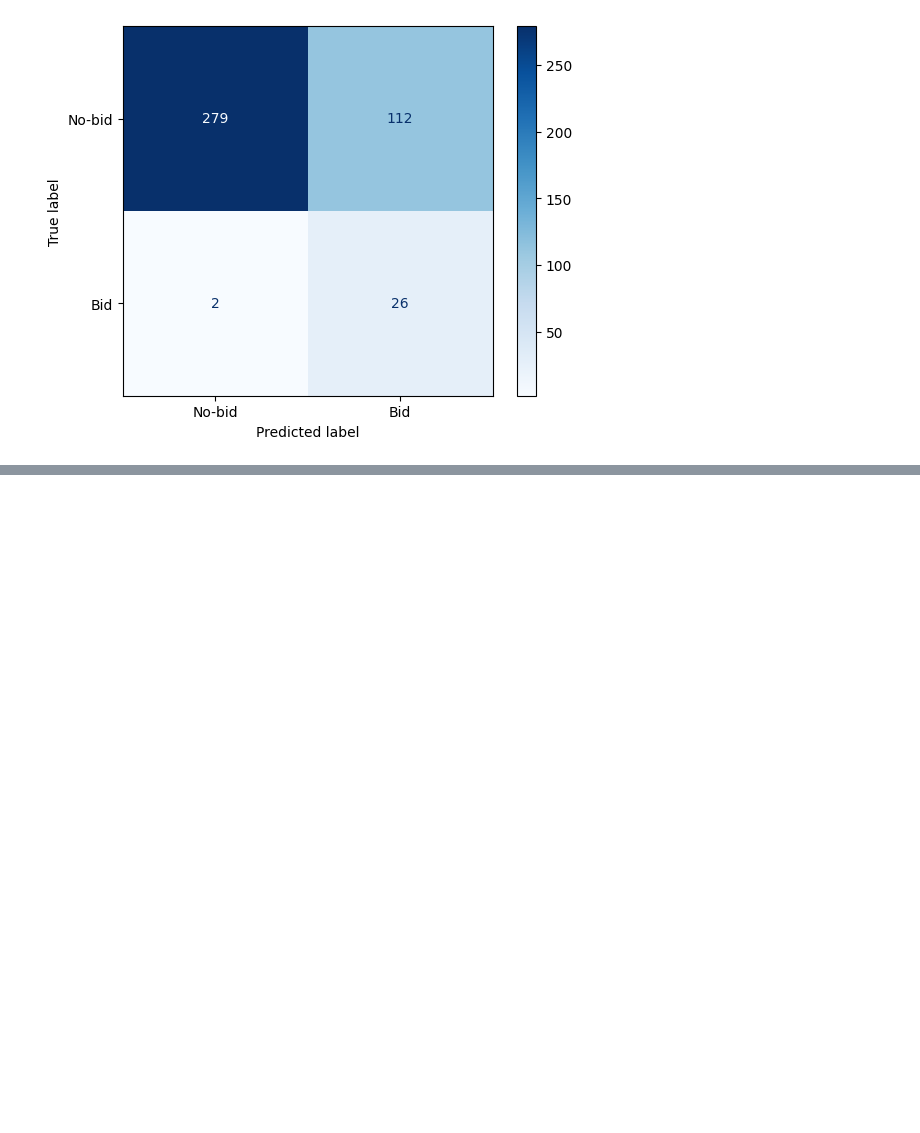
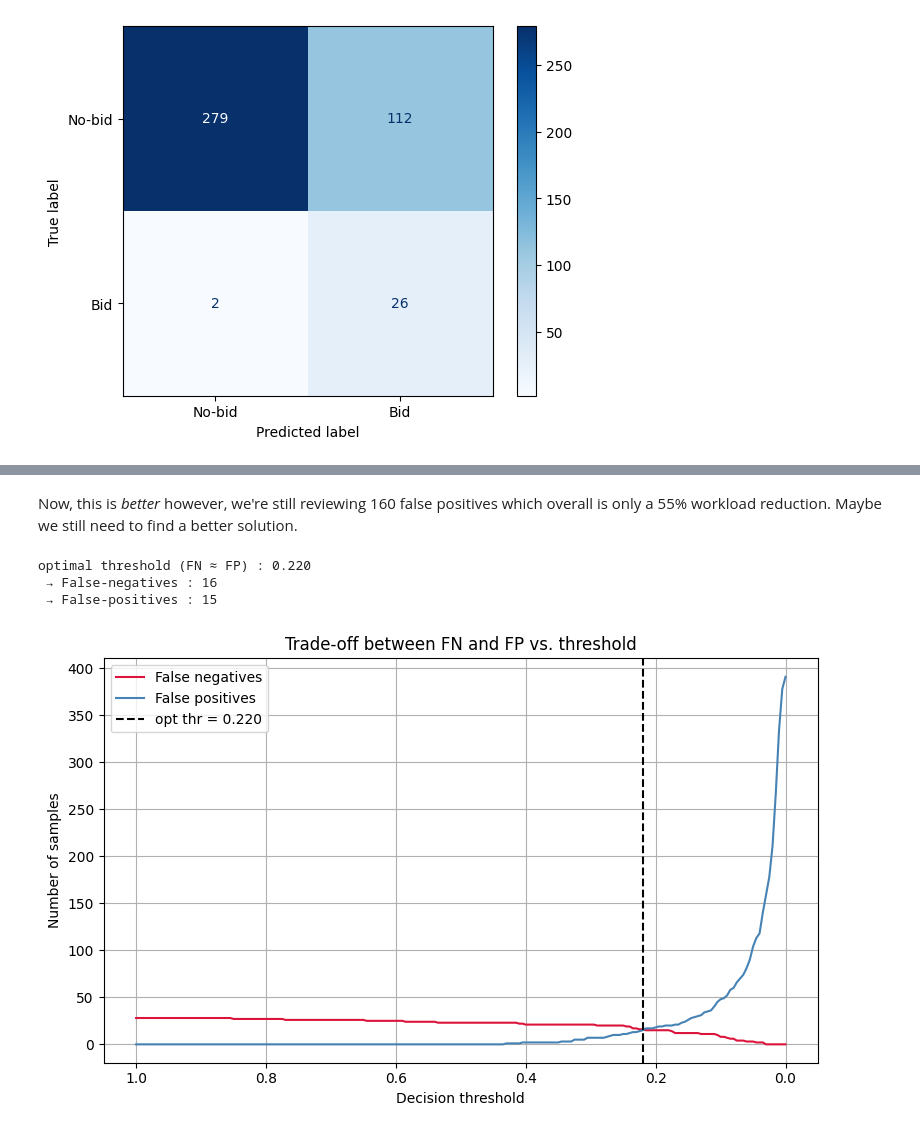
Before and after one commit to robertsweetman/module_2, a Jupyter notebook: python/hybrid_text_model.ipynb, the cells around one changed output, grey strips where cells are left out. Saved outputs shown, nothing was run; the diff lists cells and outputs as text; code cells hidden in the pictures; blank space fills up the shorter version.

```diff
--- a/python/hybrid_text_model.ipynb
+++ b/python/hybrid_text_model.ipynb
@@ -158,0 +294,40 @@ recall = 0.9285714285714286
+# %% [markdown]
+Now, this is _better_ however, we're still reviewing 160 false positives which overall is only a 55% workload reduction. Maybe we still need to find a better solution.
+# %%
+# ------------------------------------------------------------------
+#  Locate the FN ≈ FP crossing point and visualise it
+# ------------------------------------------------------------------
+import matplotlib.pyplot as plt
+import seaborn as sns
+
+# 1. find threshold where FN and FP are closest
+stats["gap"] = (stats["false_neg"] - stats["false_pos"]).abs()
+best       = stats.loc[stats["gap"].idxmin()]
+thr_opt    = best["thr"]
+fn_opt     = int(best["false_neg"])
+fp_opt     = int(best["false_pos"])
+
+print(f"optimal threshold (FN ≈ FP) : {thr_opt:0.3f}")
+print(f" → False-negatives : {fn_opt}")
+print(f" → False-positives : {fp_opt}")
+
+# 2. plot the curves *with* the vertical reference line
+plt.figure(figsize=(8, 5))
+sns.lineplot(data=stats, x="thr", y="false_neg", label="False negatives", color="crimson")
+sns.lineplot(data=stats, x="thr", y="false_pos", label="False positives", color="steelblue")
+
+plt.axvline(thr_opt, color="black", ls="--", label=f"opt thr = {thr_opt:0.3f}")
+plt.gca().invert_xaxis()          # keep 1.0 on the left (optional)
+
+plt.xlabel("Decision threshold")
+plt.ylabel("Number of samples")
+plt.title("Trade-off between FN and FP vs. threshold")
+plt.legend()
+plt.grid(True)
+plt.tight_layout()
+plt.show()
+# %% [output]
+optimal threshold (FN ≈ FP) : 0.220
+ → False-negatives : 16
+ → False-positives : 15
+[figure, added]
```
Also changed, not shown: parts of 5 cells of this notebook, 1 other file.
